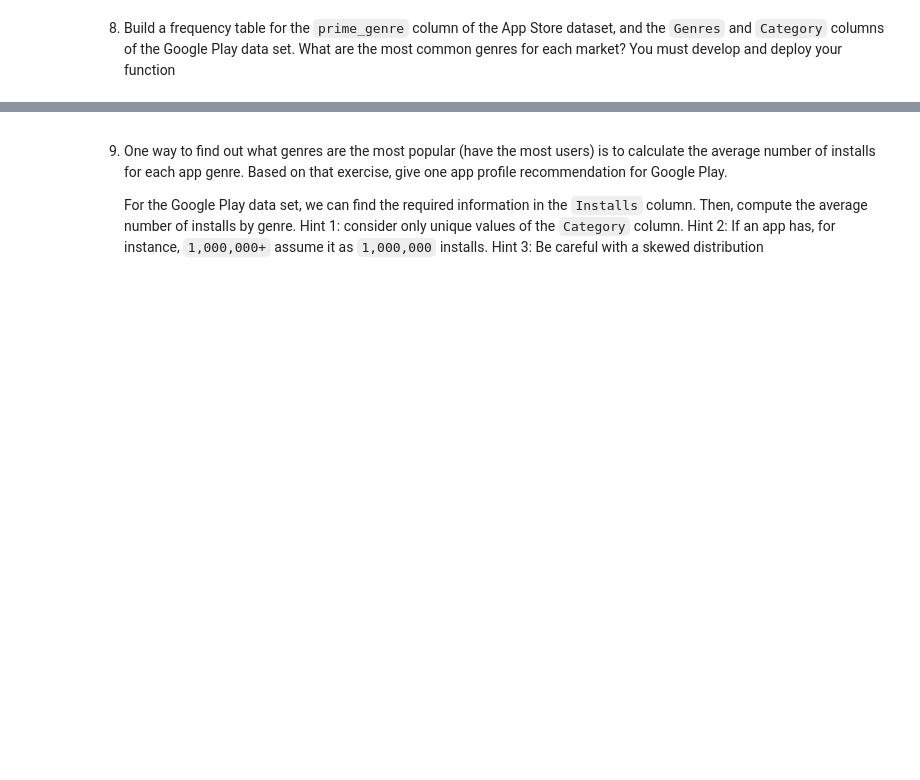
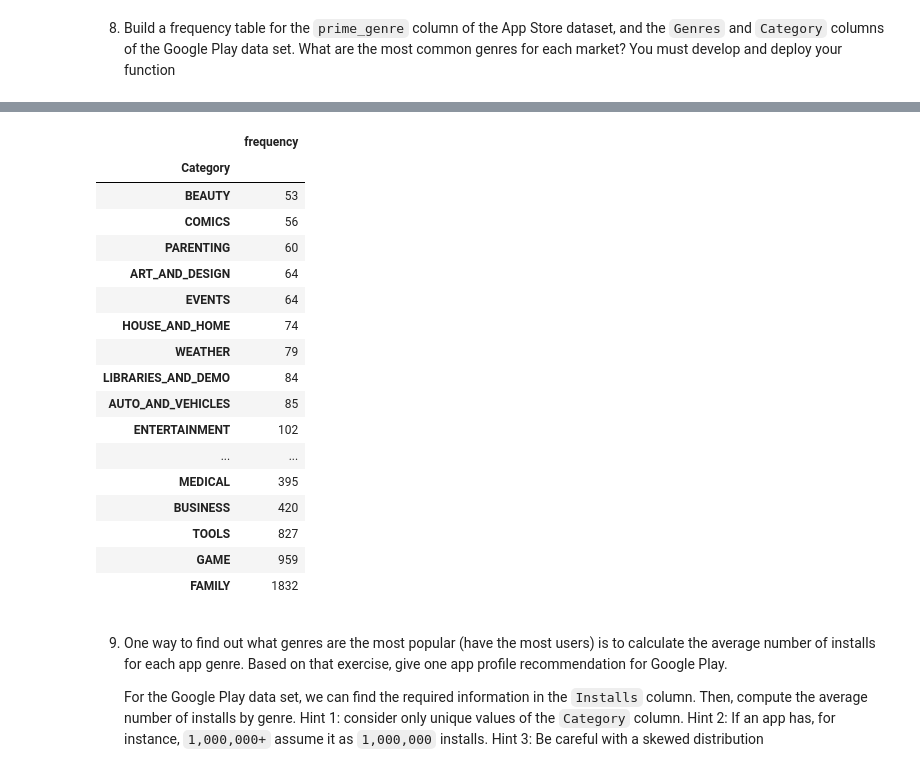
Before and after one commit to qlab-intro-python/tarea-3-joshua-jorge, a Jupyter notebook: tarea_3_plantilla.ipynb, the cells around one changed output, grey strips where cells are left out. Cells and saved outputs as stored; diff of their text form; code cells hidden in the pictures; blank space fills up the shorter version.

```diff
--- a/tarea_3_plantilla.ipynb
+++ b/tarea_3_plantilla.ipynb
@@ -255,0 +260,3 @@ dataset_list[1][0]
+# %%
+# Solution
+google_dataset['Price'] = google_dataset['Price'].str.replace('$', '').astype(float)
@@ -261,0 +373,21 @@ dataset_list[1][0]
+# %%
+google_dataset.groupby('Category')[['Category']].agg('count').rename(columns={'Category': 'frequency'}).sort_values(by='frequency')
+# %% [output]
+|  | frequency |
+| Category |  |
+| BEAUTY | 53 |
+| COMICS | 56 |
+| PARENTING | 60 |
+| ART_AND_DESIGN | 64 |
+| EVENTS | 64 |
+| HOUSE_AND_HOME | 74 |
+| WEATHER | 79 |
+| LIBRARIES_AND_DEMO | 84 |
+| AUTO_AND_VEHICLES | 85 |
+| ENTERTAINMENT | 102 |
+| ... | ... |
+| MEDICAL | 395 |
+| BUSINESS | 420 |
+| TOOLS | 827 |
+| GAME | 959 |
+| FAMILY | 1832 |
```
Also changed, not shown: parts of 25 cells of this notebook.
